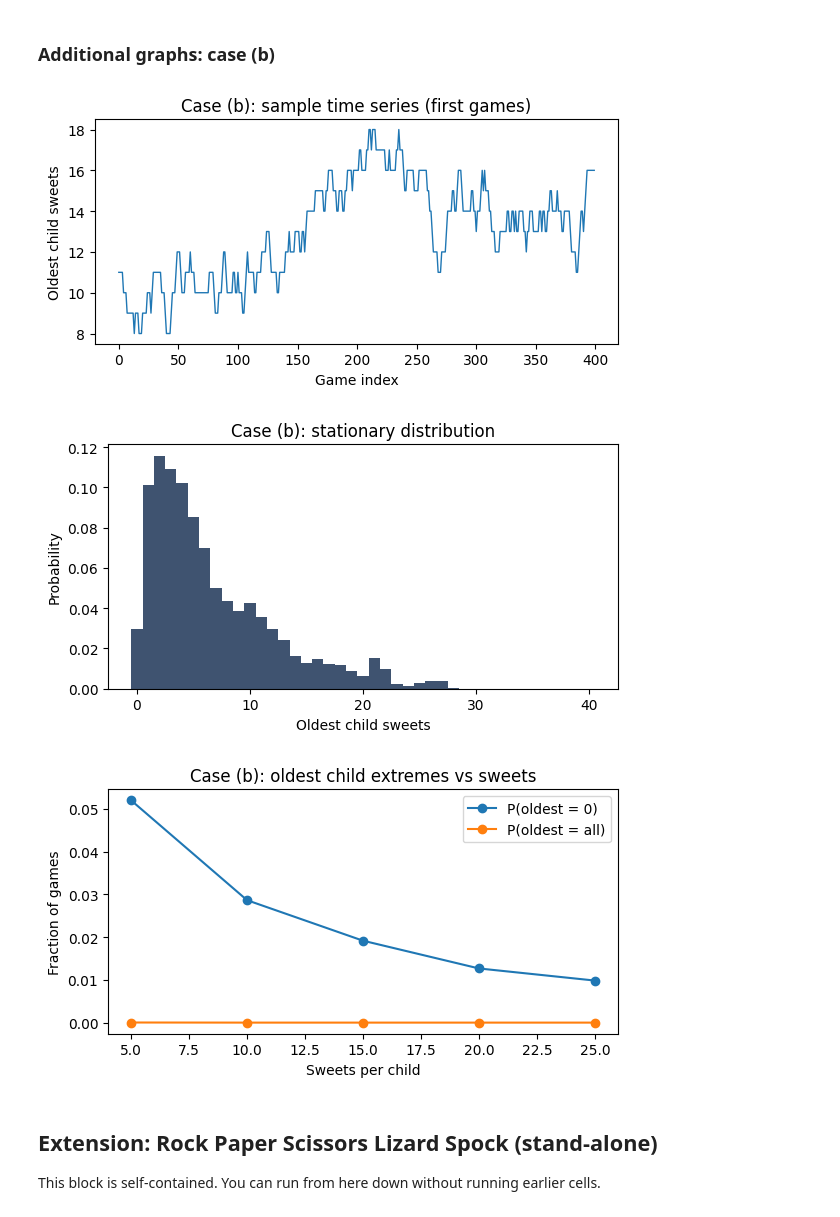
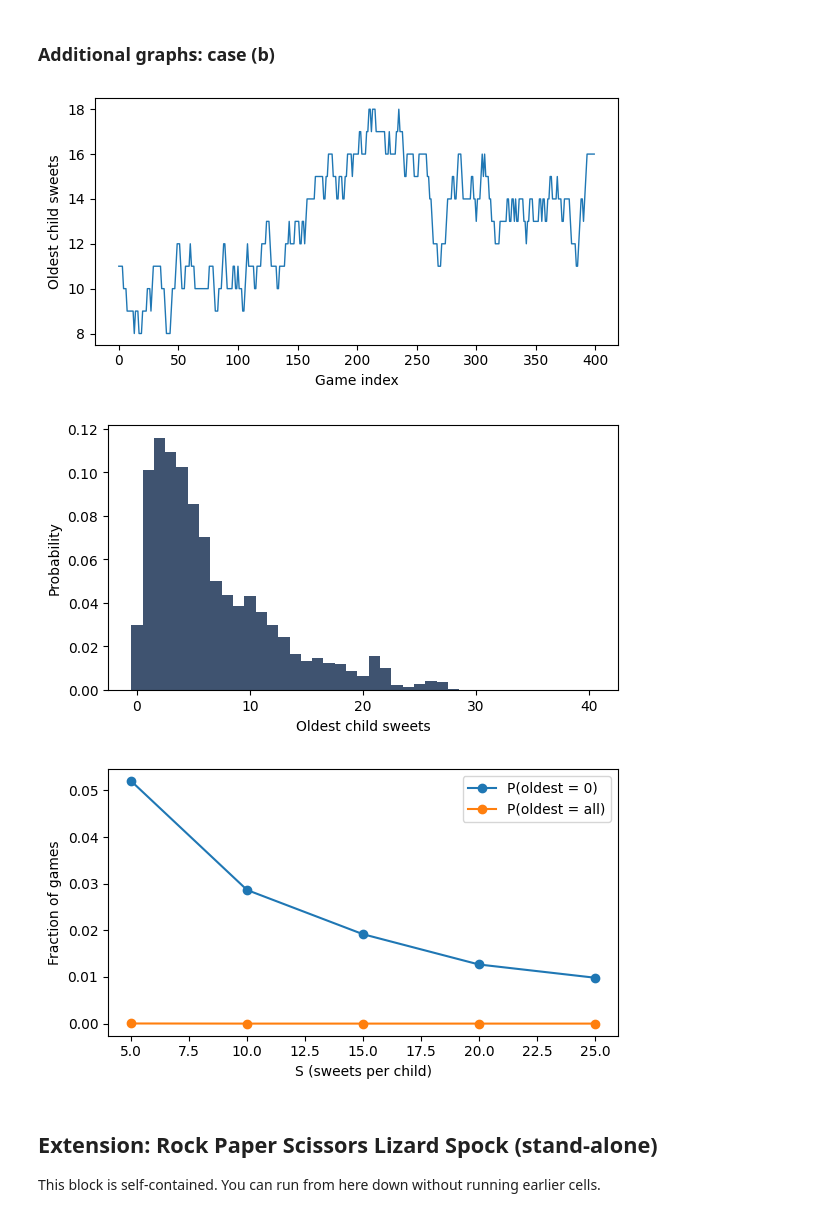
Before and after one commit to jack-addison/Jelly-Babies, a Jupyter notebook: jelly_babies.ipynb, the cells around one changed output. Cells and saved outputs as stored; diff of their text form; code cells hidden in the pictures.

```diff
--- a/jelly_babies.ipynb
+++ b/jelly_babies.ipynb
@@ -17,6 +17,19 @@ The code below is written so you can change the number of children, the number o
 # %%
 import numpy as np
 import matplotlib.pyplot as plt
+from pathlib import Path
+
+# Plot output folders (base model)
+PLOT_DIRS = {
+    'orig_a': Path('original case a'),
+    'orig_b': Path('original case b'),
+}
+for _p in PLOT_DIRS.values():
+    _p.mkdir(parents=True, exist_ok=True)
+
+def save_plot(filename, group, dpi=200):
+    path = PLOT_DIRS[group] / filename
+    plt.savefig(path, dpi=dpi, bbox_inches='tight')
 
 # For reproducibility in the examples below
 GLOBAL_SEED = 12345
@@ -342,46 +414,46 @@ plt.figure(figsize=(6, 3.2))
 plt.plot(trace[:trace_games], lw=1.0)
 plt.xlabel('Game index')
 plt.ylabel('Oldest child sweets')
-plt.title('Case (b): sample time series (first games)')
 plt.tight_layout()
+save_plot('case_b_oldest_trace.png', 'orig_b')
 
 # --- Case (b): stationary distribution ---
 total = n_b * sweets_b
 bins = np.arange(-0.5, total + 1.5, 1)
 
 plt.figure(figsize=(6, 3.4))
 plt.hist(samples, bins=bins, density=True, color='#1d3557', alpha=0.85)
 plt.xlabel('Oldest child sweets')
 plt.ylabel('Probability')
-plt.title('Case (b): stationary distribution')
 plt.tight_layout()
+save_plot('case_b_stationary_distribution.png', 'orig_b')
 
 # --- Case (b): fraction at zero / all sweets vs sweets per child ---
 zero_fracs = []
 all_fracs = []
 for s in s_values_b:
     _, _, z, a = simulate_case_b_bundle(
         n=n_b,
         sweets=s,
         rounds=rounds_extremes,
         burn_in=burn_in,
         seed=seed + 3000 + s,
     )
     zero_fracs.append(z)
     all_fracs.append(a)
 
 plt.figure(figsize=(6, 3.4))
 plt.plot(s_values_b, zero_fracs, marker='o', label='P(oldest = 0)')
 plt.plot(s_values_b, all_fracs, marker='o', label='P(oldest = all)')
-plt.xlabel('Sweets per child')
+plt.xlabel('S (sweets per child)')
 plt.ylabel('Fraction of games')
-plt.title('Case (b): oldest child extremes vs sweets')
 plt.legend()
 plt.tight_layout()
+save_plot('case_b_extremes_vs_sweets.png', 'orig_b')
 # %% [output]
-[figure, old version]
+[figure, new version]
-[figure, old version]
+[figure, new version]
-[figure, old version]
+[figure, new version]
 # %% [markdown]
 ## Extension: Rock Paper Scissors Lizard Spock (stand‑alone)
 
```
Also changed, not shown: parts of 6 cells of this notebook, 17 other files.
